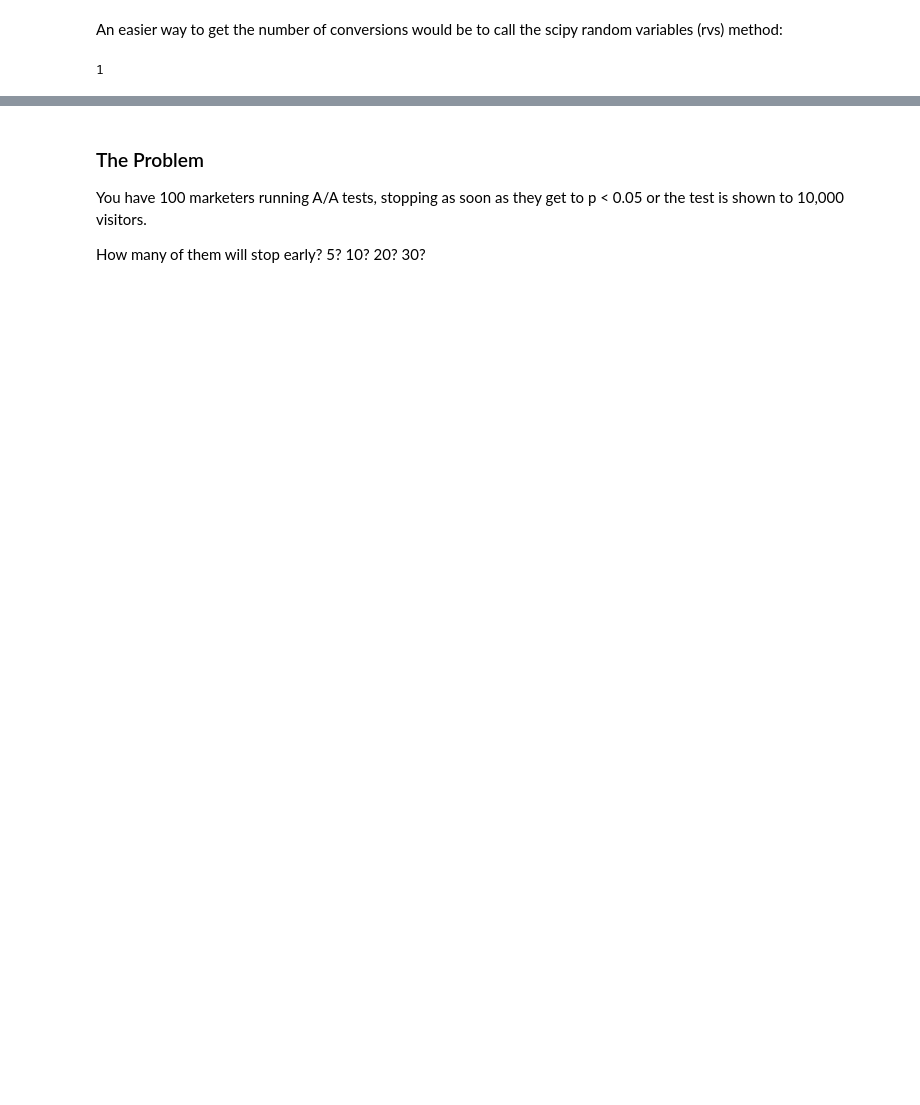
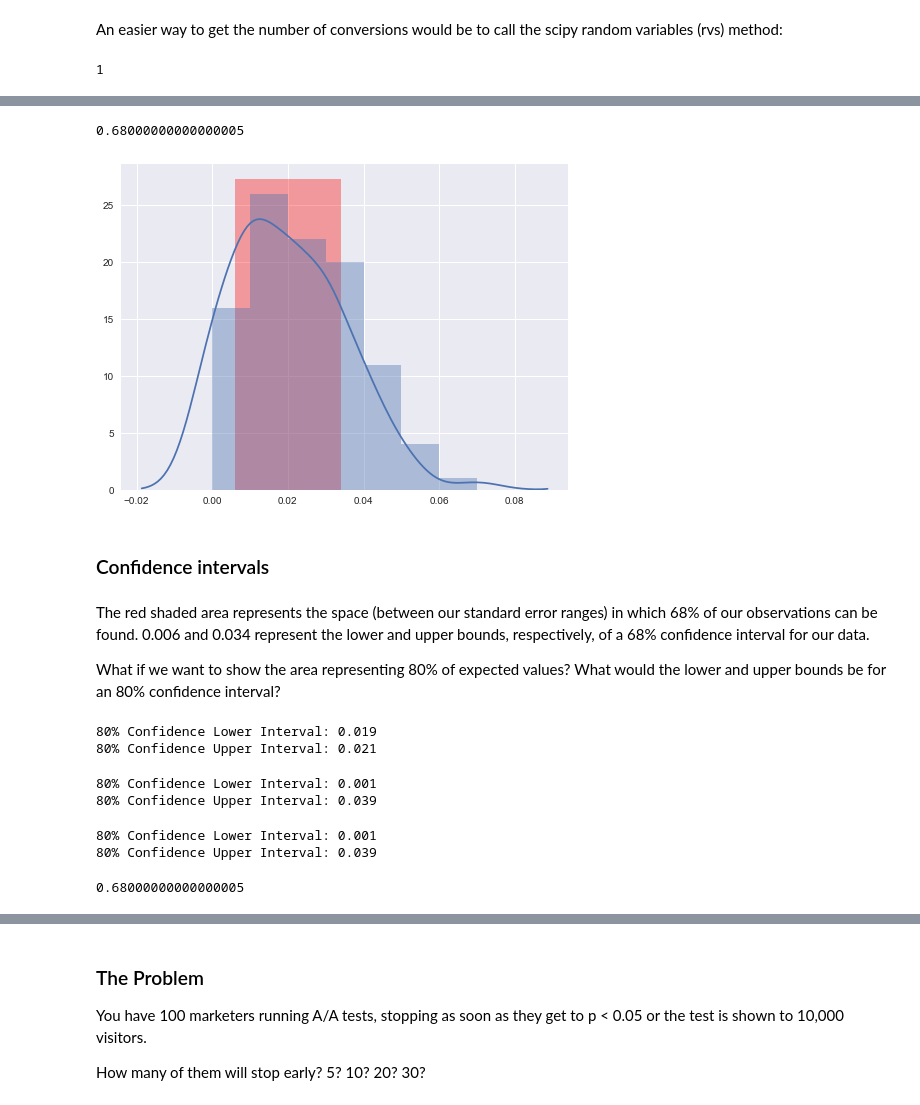
Before and after one commit to theianchan/data-notebooks, a Jupyter notebook: sequential-probability-ratio-test.ipynb, the cells around one changed output, grey strips where cells are left out. Saved outputs shown, nothing was run; the diff lists cells and outputs as text; code cells hidden in the pictures; blank space fills up the shorter version.

```diff
--- a/sequential-probability-ratio-test.ipynb
+++ b/sequential-probability-ratio-test.ipynb
@@ -15,4 +18,7 @@ import math
 Someone arrives on our homepage. They either take a conversion action or they don't. From our past observations we know that roughly 2 of every 100 visitors take a conversion action on our homepage.
 
 Here's what that might look like:
+# %%
+n_visitors = 100
+p_conversion = 2.0 / n_visitors
 # %%
@@ -53,0 +71,3 @@ std_error(0.02, 100)
+# %%
+std_error = std_error(p_conversion, n_visitors)
+print(std_error)
@@ -74,0 +84,4 @@ array([False, False, False, False, False, False, False, False, False, False], dt
+# %%
+lower_se = p_conversion - std_error
+upper_se = p_conversion + std_error
+print("CNV - Std Error: {}\nCNV + Std Error: {}".format(lower_se, upper_se))
@@ -98,0 +138,3 @@ _ = plt.axvline((0.02 + std_error(0.02, 100)) * 100, color="r")
+# %%
+v100_times_100 = stats.binom.rvs(n=n_visitors, p=p_conversion, size=100)
+v100_t100_cnv = v100_times_100 / float(n_visitors)
@@ -98,0 +155,30 @@ _ = plt.axvline((0.02 + std_error(0.02, 100)) * 100, color="r")
+# %%
+percent_between(v100_t100_cnv, lower_se, upper_se)
+# %% [output]
+0.68000000000000005
+# %%
+fig, axarr = plt.subplots(figsize=(8, 6))
+
+_ = sns.distplot(
+    v100_t100_cnv,
+    bins=len(np.unique(v100_t100_cnv))
+)
+
+plt_height = plt.ylim()[1]
+_ = plt.fill_between(
+    x=np.arange(lower_se, upper_se, 0.001),
+    y1=plt_height,
+    facecolor="red",
+    alpha=0.35
+)
+
+# _ = plt.annotate("CNV less std error: {}".format(lower_se), xy=(lower_se + 0.002, 7))
+# _ = plt.annotate("CNV plus std error: {}".format(upper_se), xy=(upper_se + 0.002, 22))
+# %% [output]
+[figure, added]
+# %% [markdown]
+### Confidence intervals
+# %% [markdown]
+The red shaded area represents the space (between our standard error ranges) in which 68% of our observations can be found. 0.006 and 0.034 represent the lower and upper bounds, respectively, of a 68% confidence interval for our data.
+
+What if we want to show the area representing 80% of expected values? What would the lower and upper bounds be for an 80% confidence interval?
@@ -98,0 +189,31 @@ _ = plt.axvline((0.02 + std_error(0.02, 100)) * 100, color="r")
+# %%
+t_critical = stats.t.ppf(q=0.8, df=s_df)
+margin_err = t_critical * s_stdev / math.sqrt(n_visitors)
+c_interval = (s_mean - margin_err, s_mean + margin_err)
+print("80% Confidence Lower Interval: {}\n80% Confidence Upper Interval: {}".format(
+    round(c_interval[0], 3), round(c_interval[1], 3)
+))
+# %% [output]
+80% Confidence Lower Interval: 0.019
+80% Confidence Upper Interval: 0.021
+# %%
+lower_ci = stats.t.ppf(0.1, df=s_df, loc=s_mean, scale=s_stdev)
+upper_ci = stats.t.ppf(0.9, df=s_df, loc=s_mean, scale=s_stdev)
+print("80% Confidence Lower Interval: {}\n80% Confidence Upper Interval: {}".format(
+    round(lower_ci, 3), round(upper_ci, 3)
+))
+# %% [output]
+80% Confidence Lower Interval: 0.001
+80% Confidence Upper Interval: 0.039
+# %%
+lower_ci, upper_ci = stats.t.interval(alpha=0.8, df=s_df, loc=s_mean, scale=s_stdev)
+print("80% Confidence Lower Interval: {}\n80% Confidence Upper Interval: {}".format(
+    round(lower_ci, 3), round(upper_ci, 3)
+))
+# %% [output]
+80% Confidence Lower Interval: 0.001
+80% Confidence Upper Interval: 0.039
+# %%
+percent_between(v100_t100_cnv, lower_ci, upper_ci)
+# %% [output]
+0.68000000000000005
```
Also changed, not shown: parts of 37 cells of this notebook, 3 other files.
